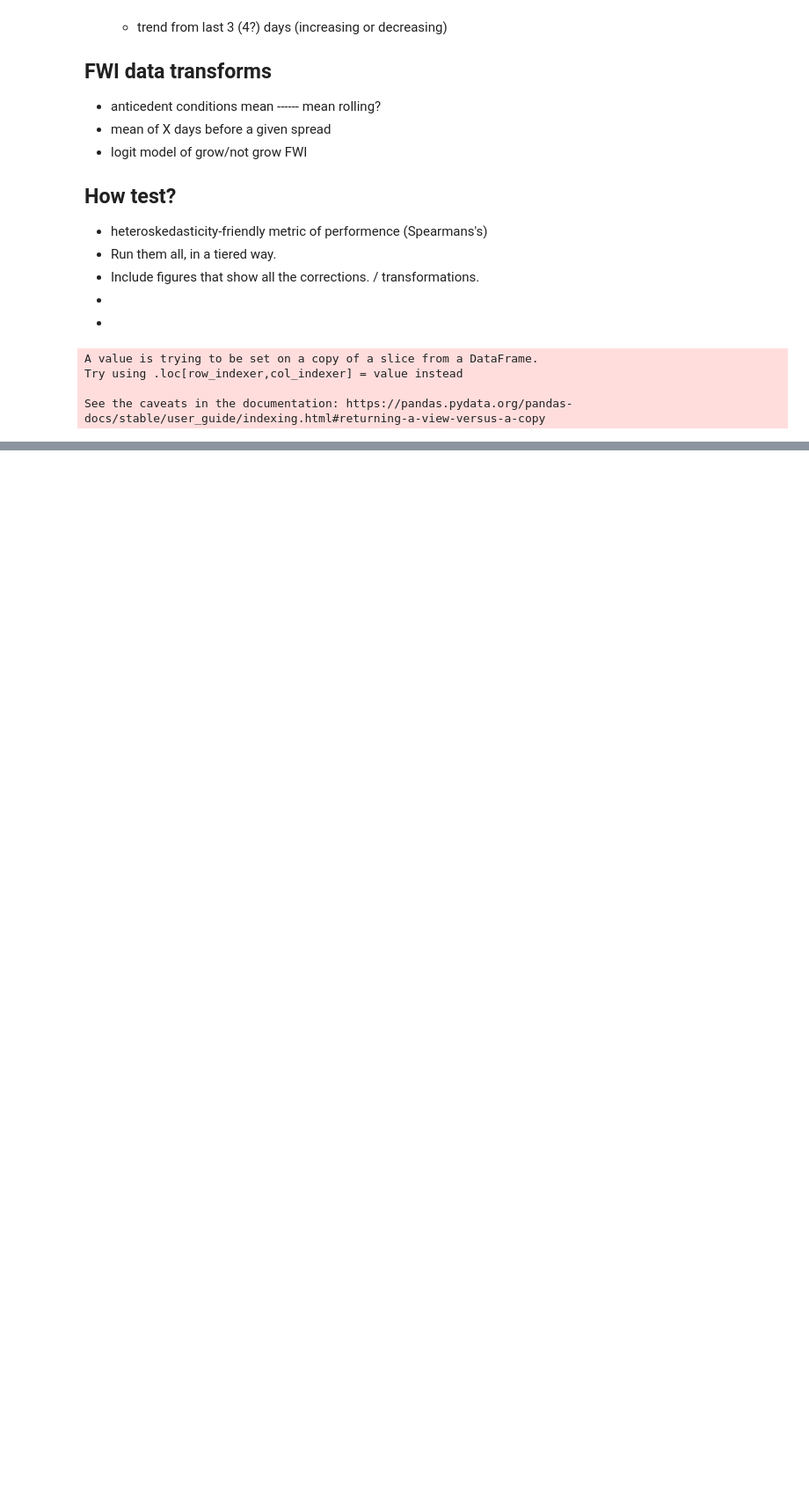
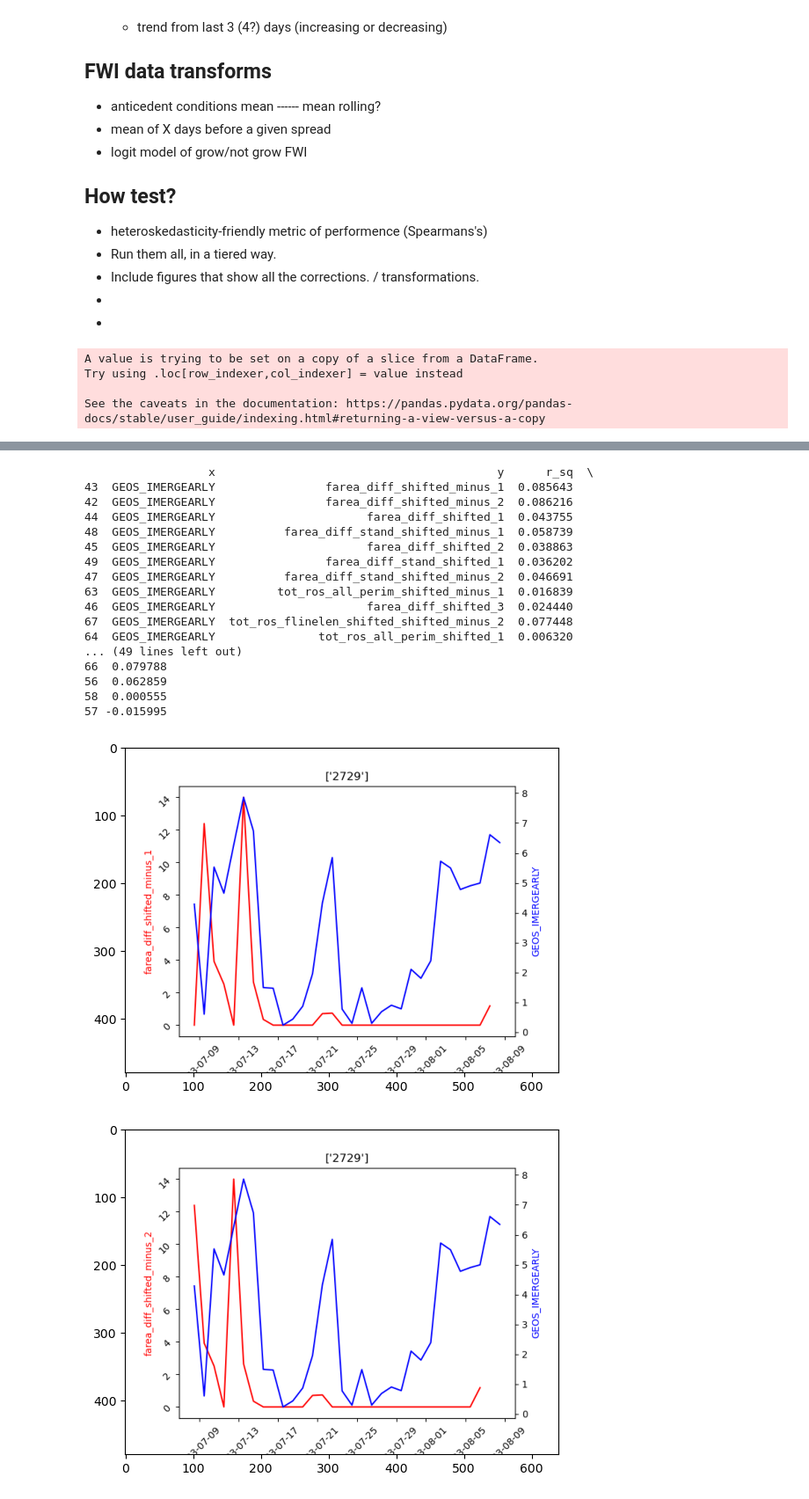
Before and after one commit to mccabete/fwiVis, a Jupyter notebook: notebooks/model_of_fireline_exploratory.ipynb, the cells around one changed output, grey strips where cells are left out. Shown at 88% size. Saved outputs shown, nothing was run; the diff lists cells and outputs as text; code cells hidden in the pictures; blank space fills up the shorter version.

```diff
--- a/notebooks/model_of_fireline_exploratory.ipynb
+++ b/notebooks/model_of_fireline_exploratory.ipynb
@@ -900,0 +1038,44 @@ combinations = [(x, y) for x in x_rolling2 for y in y_vals2]
+# %%
+
+### Does shifting help?
+
+row_mask = (stats_sum.y.str.contains("shifted")) & (~stats_sum.y.str.contains("rolling")) & (stats_sum.x.str.contains("GEOS"))  & (~stats_sum.x.str.contains("rolling"))
+
+#row_mask_except = stats_sum.y.str.contains("tot_ros_flinelen_shifted")  & (~stats_sum.y.str.contains("rolling")) & (stats_sum.x.str.contains("GEOS")) & (~stats_sum.x.str.contains("shifted")) & (~stats_sum.x.str.contains("rolling")) & (~stats_sum.y.str.contains("shifted_"))
+stats_sum_sub = stats_sum[row_mask]
+
+
+stats_sum_sub = stats_sum_sub.sort_values(by = "spear", ascending= False)
+#stats_sum_sub = pd.concat([stats_sum_sub, stats_sum[row_mask_except]])
+print(stats_sum_sub[["x", "y", "r_sq", "spear"]])
+
+for i in [0, 1, 2]:
+    img = mpimg.imread(f'{os.path.abspath("exploratory_figs")}/{demo_fire.fireID.unique()}_{stats_sum_sub.y.iloc[i]}_vs_{stats_sum_sub.x.iloc[i]}.png')
+    plt.imshow(img)
+    plt.show()
+
+
+for i in [0, 1, 2]:
+    img = mpimg.imread(f'{os.path.abspath("exploratory_figs")}/{stats_sum_sub.y.iloc[i]}_vs_{stats_sum_sub.x.iloc[i]}.png')
+    plt.imshow(img)
+    plt.show()
+# %% [output]
+                  x                                         y      r_sq  \
+43  GEOS_IMERGEARLY                farea_diff_shifted_minus_1  0.085643
+42  GEOS_IMERGEARLY                farea_diff_shifted_minus_2  0.086216
+44  GEOS_IMERGEARLY                      farea_diff_shifted_1  0.043755
+48  GEOS_IMERGEARLY          farea_diff_stand_shifted_minus_1  0.058739
+45  GEOS_IMERGEARLY                      farea_diff_shifted_2  0.038863
+49  GEOS_IMERGEARLY                farea_diff_stand_shifted_1  0.036202
+47  GEOS_IMERGEARLY          farea_diff_stand_shifted_minus_2  0.046691
+63  GEOS_IMERGEARLY         tot_ros_all_perim_shifted_minus_1  0.016839
+46  GEOS_IMERGEARLY                      farea_diff_shifted_3  0.024440
+67  GEOS_IMERGEARLY  tot_ros_flinelen_shifted_shifted_minus_2  0.077448
+64  GEOS_IMERGEARLY               tot_ros_all_perim_shifted_1  0.006320
+... (49 lines left out)
+66  0.079788
+56  0.062859
+58  0.000555
+57 -0.015995
+[figure, added]
+[figure, added]
```
Also changed, not shown: parts of 18 cells of this notebook, 3 other files.
